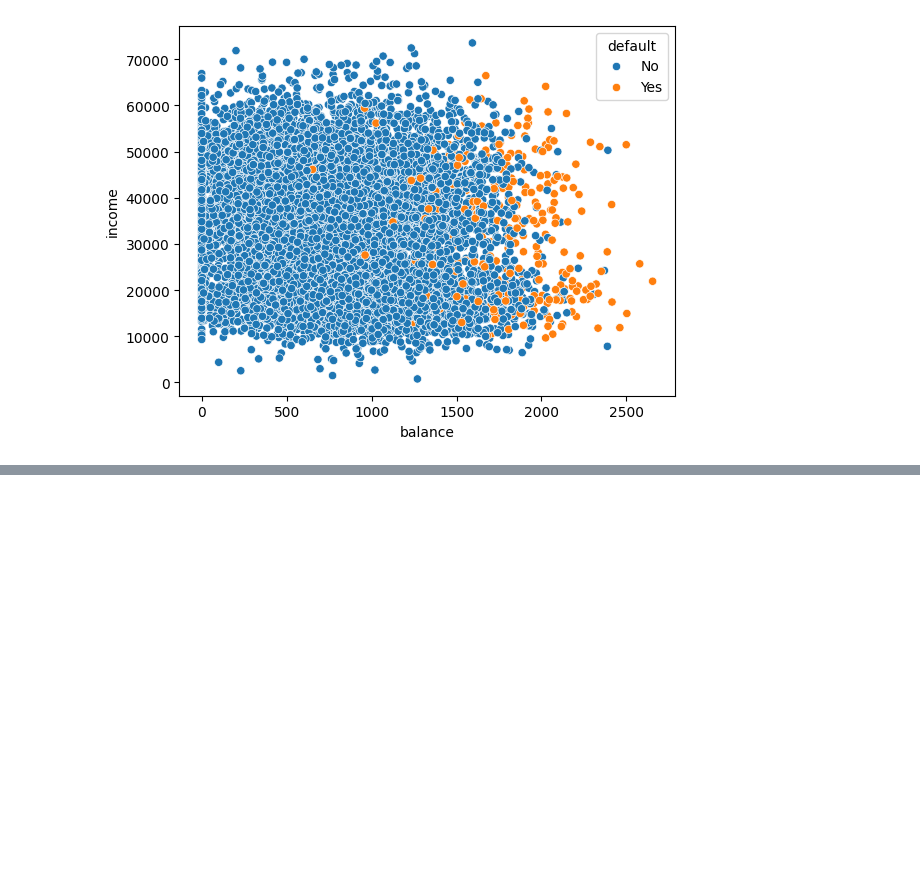
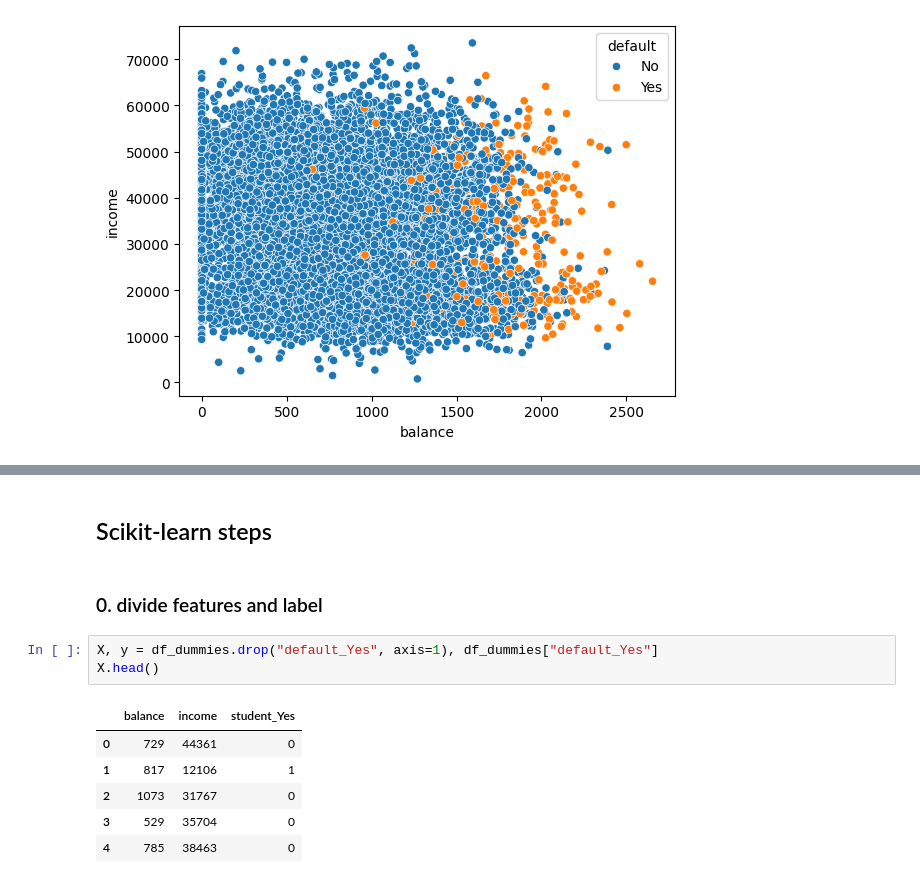
Before and after one commit to kokchun/machine_learning_kokchun_giang_mlops25, a Jupyter notebook: code-alongs/04_logistic_regression/logistic_regression.ipynb, the cells around one changed output, grey strips where cells are left out. Cells and saved outputs as stored; diff of their text form; blank space fills up the shorter version.

Commit message:
step 0

```diff
--- a/code-alongs/04_logistic_regression/logistic_regression.ipynb
+++ b/code-alongs/04_logistic_regression/logistic_regression.ipynb
@@ -50,0 +73,14 @@ sns.scatterplot(data=df, x="balance", y = "income", hue="default")
+# %% [markdown]
+## Scikit-learn steps
+# %% [markdown]
+### 0. divide features and label
+# %%
+X, y = df_dummies.drop("default_Yes", axis=1), df_dummies["default_Yes"]
+X.head()
+# %% [output]
+|  | balance | income | student_Yes |
+| 0 | 729 | 44361 | 0 |
+| 1 | 817 | 12106 | 1 |
+| 2 | 1073 | 31767 | 0 |
+| 3 | 529 | 35704 | 0 |
+| 4 | 785 | 38463 | 0 |
```
Also changed, not shown: parts of 4 cells of this notebook.
